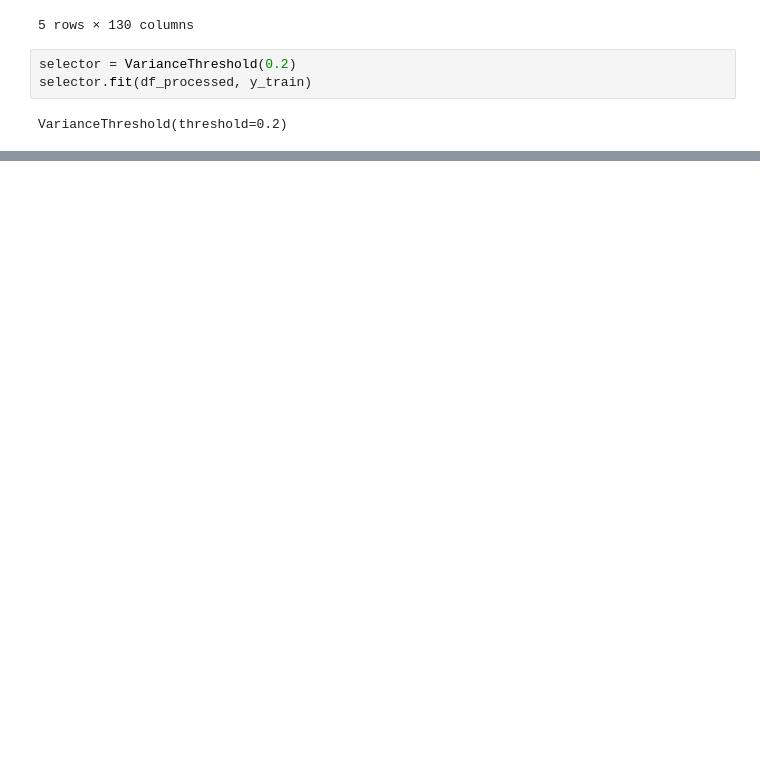
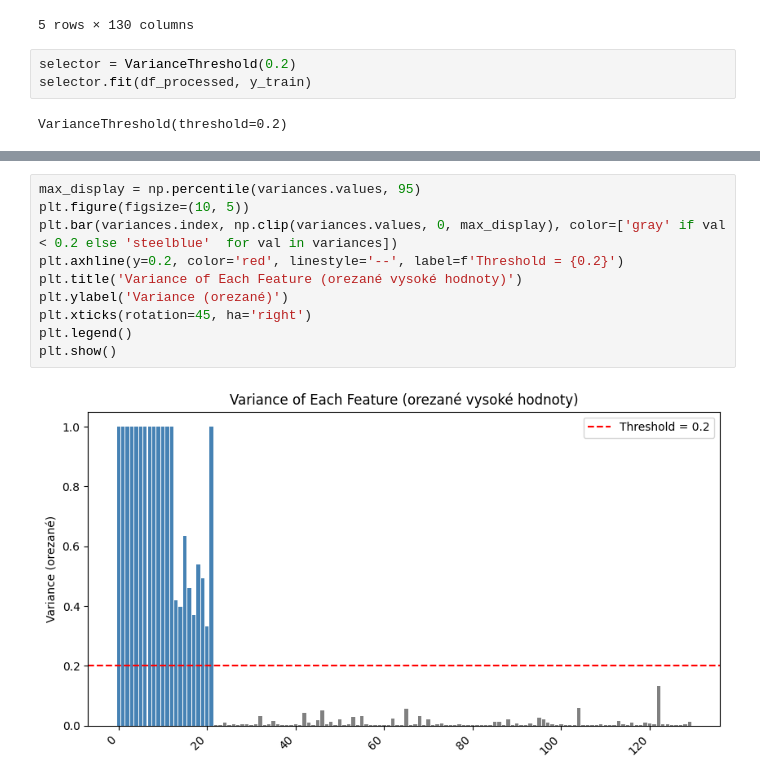
Before and after one commit to Michzru/Critical-oxygen-saturation-estimation, a Jupyter notebook: phase_2.ipynb, the cells around one changed output, grey strips where cells are left out. Saved outputs shown, nothing was run; the diff lists cells and outputs as text; blank space fills up the shorter version.

```diff
--- a/phase_2.ipynb
+++ b/phase_2.ipynb
@@ -407,3 +404,15 @@ plt.show()
+# %%
+max_display = np.percentile(variances.values, 95)
+plt.figure(figsize=(10, 5))
+plt.bar(variances.index, np.clip(variances.values, 0, max_display), color=['gray' if val < 0.2 else 'steelblue'  for val in variances])
+plt.axhline(y=0.2, color='red', linestyle='--', label=f'Threshold = {0.2}')
+plt.title('Variance of Each Feature (orezané vysoké hodnoty)')
+plt.ylabel('Variance (orezané)')
+plt.xticks(rotation=45, ha='right')
+plt.legend()
+plt.show()
+# %% [output]
+[figure, added]
 # %%
 mi = mutual_info_regression(df_processed, y_train)  # ak máš klasifikáciu, použi mutual_info_classif
 mi_series = pd.Series(mi, index=df_processed.columns)
```
Also changed, not shown: parts of 6 cells of this notebook.
